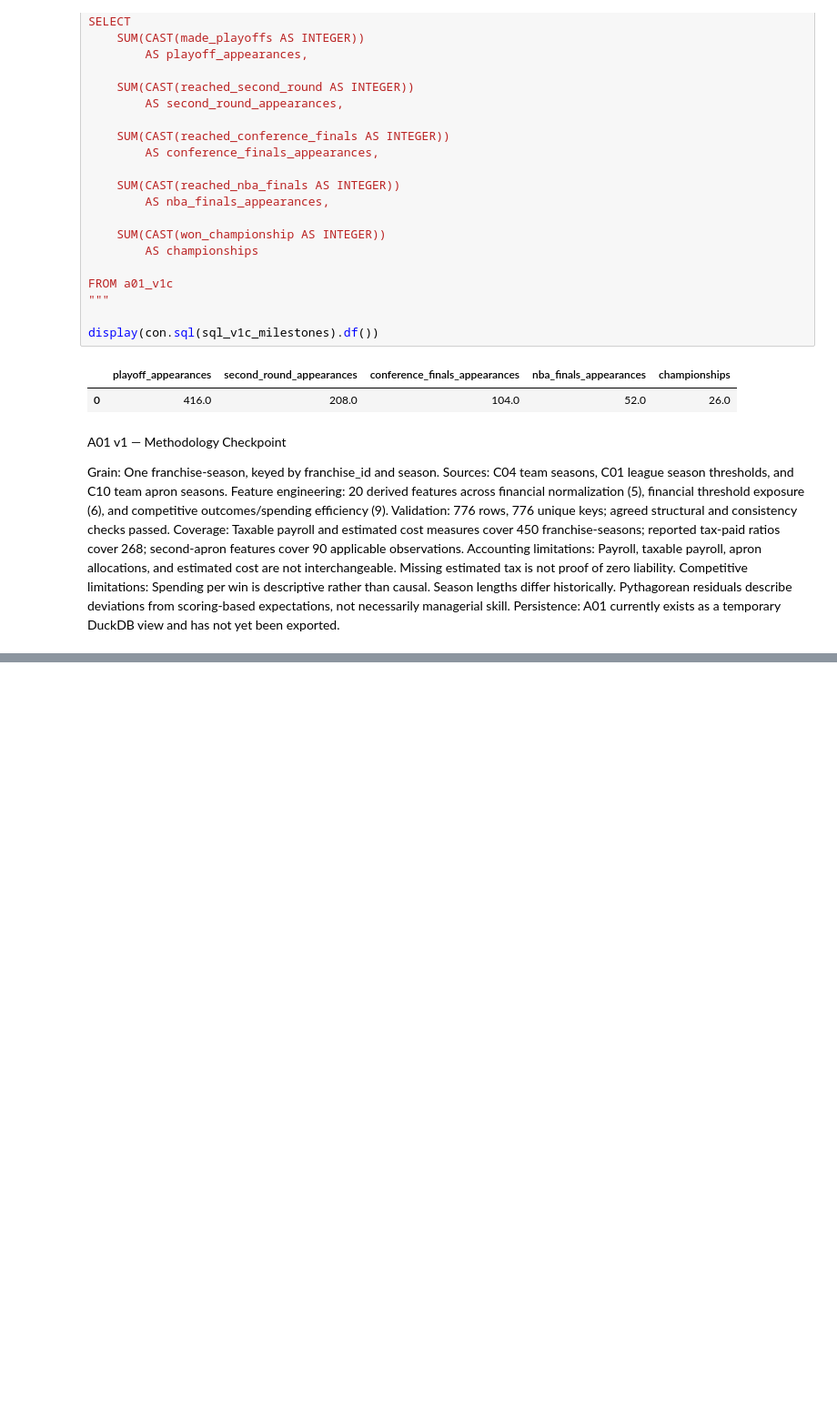
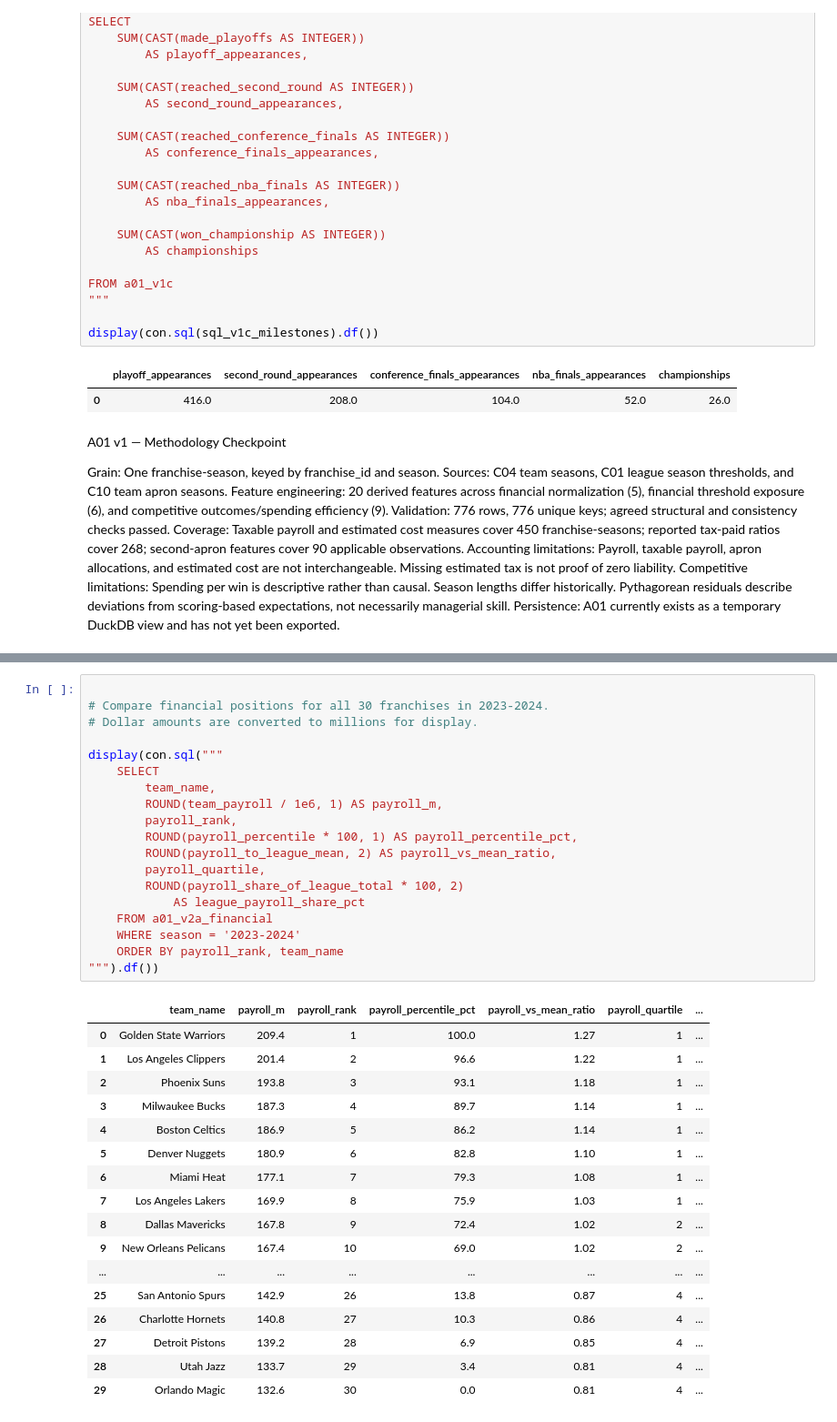
Before and after one commit to jtran226/nba_economics, a Jupyter notebook: notebooks/a01_franchise_season_build.ipynb, the cells around one changed output, grey strips where cells are left out. Shown at 91% size. Saved outputs shown, nothing was run; the diff lists cells and outputs as text; blank space fills up the shorter version.

```diff
--- a/notebooks/a01_franchise_season_build.ipynb
+++ b/notebooks/a01_franchise_season_build.ipynb
@@ -1301,0 +1710,37 @@ Persistence: A01 currently exists as a temporary DuckDB view and has not yet bee
+# %%
+
+# Compare financial positions for all 30 franchises in 2023-2024.
+# Dollar amounts are converted to millions for display.
+
+display(con.sql("""
+    SELECT
+        team_name,
+        ROUND(team_payroll / 1e6, 1) AS payroll_m,
+        payroll_rank,
+        ROUND(payroll_percentile * 100, 1) AS payroll_percentile_pct,
+        ROUND(payroll_to_league_mean, 2) AS payroll_vs_mean_ratio,
+        payroll_quartile,
+        ROUND(payroll_share_of_league_total * 100, 2)
+            AS league_payroll_share_pct
+    FROM a01_v2a_financial
+    WHERE season = '2023-2024'
+    ORDER BY payroll_rank, team_name
+""").df())
+# %% [output]
+|  | team_name | payroll_m | payroll_rank | payroll_percentile_pct | payroll_vs_mean_ratio | payroll_quartile | ... |
+| 0 | Golden State Warriors | 209.4 | 1 | 100.0 | 1.27 | 1 | ... |
+| 1 | Los Angeles Clippers | 201.4 | 2 | 96.6 | 1.22 | 1 | ... |
+| 2 | Phoenix Suns | 193.8 | 3 | 93.1 | 1.18 | 1 | ... |
+| 3 | Milwaukee Bucks | 187.3 | 4 | 89.7 | 1.14 | 1 | ... |
+| 4 | Boston Celtics | 186.9 | 5 | 86.2 | 1.14 | 1 | ... |
+| 5 | Denver Nuggets | 180.9 | 6 | 82.8 | 1.10 | 1 | ... |
+| 6 | Miami Heat | 177.1 | 7 | 79.3 | 1.08 | 1 | ... |
+| 7 | Los Angeles Lakers | 169.9 | 8 | 75.9 | 1.03 | 1 | ... |
+| 8 | Dallas Mavericks | 167.8 | 9 | 72.4 | 1.02 | 2 | ... |
+| 9 | New Orleans Pelicans | 167.4 | 10 | 69.0 | 1.02 | 2 | ... |
+| ... | ... | ... | ... | ... | ... | ... | ... |
+| 25 | San Antonio Spurs | 142.9 | 26 | 13.8 | 0.87 | 4 | ... |
+| 26 | Charlotte Hornets | 140.8 | 27 | 10.3 | 0.86 | 4 | ... |
+| 27 | Detroit Pistons | 139.2 | 28 | 6.9 | 0.85 | 4 | ... |
+| 28 | Utah Jazz | 133.7 | 29 | 3.4 | 0.81 | 4 | ... |
+| 29 | Orlando Magic | 132.6 | 30 | 0.0 | 0.81 | 4 | ... |
```
Also changed, not shown: parts of 20 cells of this notebook, 1 other file.
